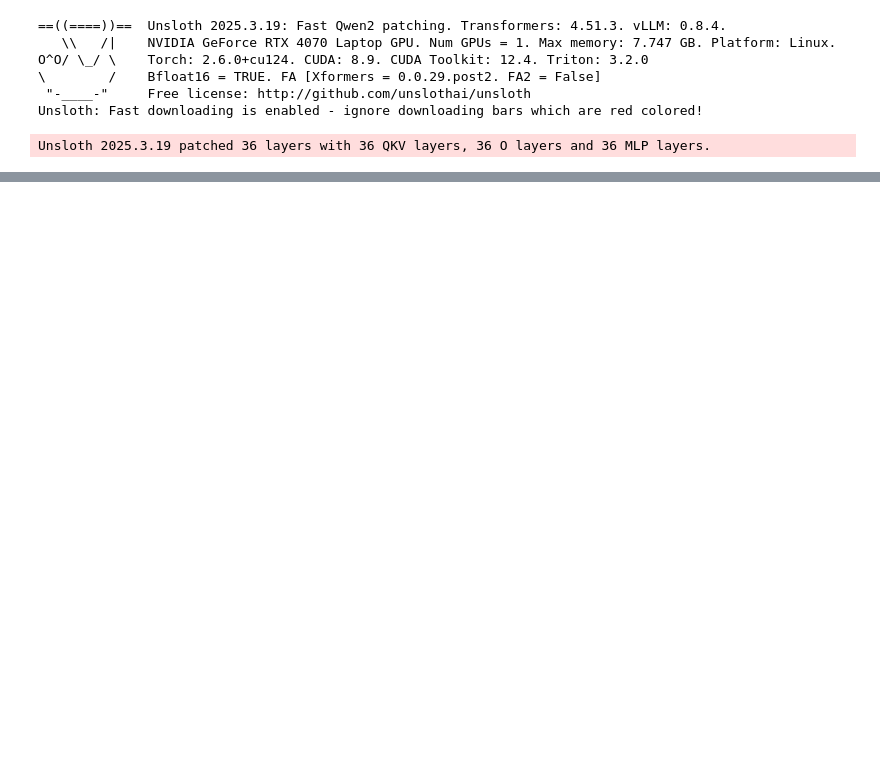
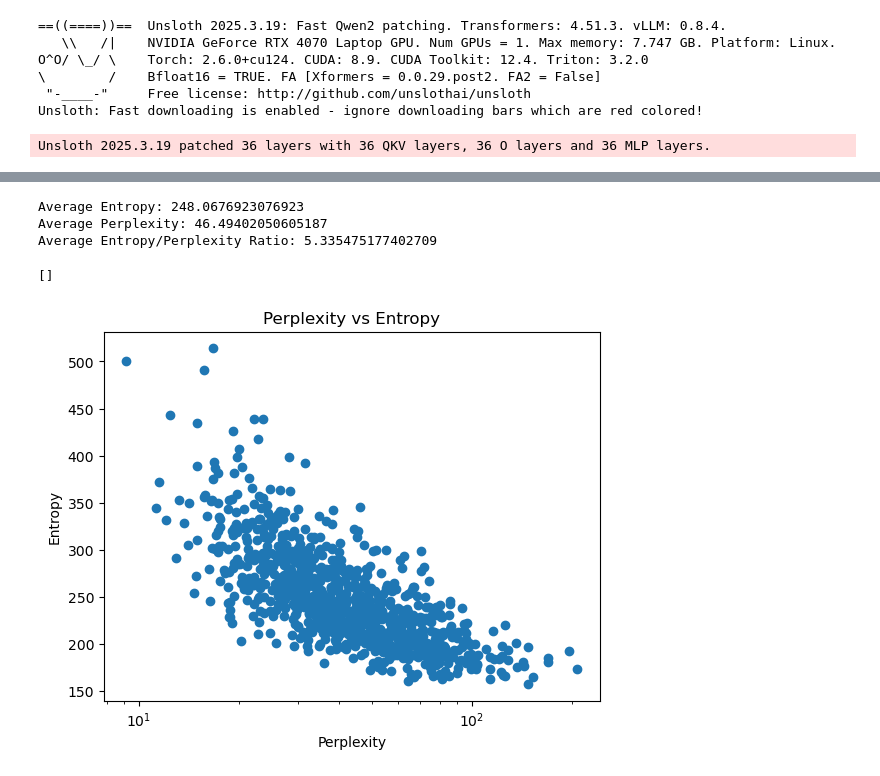
Before and after one commit to raymond-zeng/llm-leakage, a Jupyter notebook: evaluate.ipynb, the cells around one changed output, grey strips where cells are left out. Drawn from its saved outputs; the diff is of its cells as text; code cells hidden in the pictures; blank space fills up the shorter version.

```diff
--- a/evaluate.ipynb
+++ b/evaluate.ipynb
@@ -223,0 +275,29 @@ KeyboardInterrupt:
+# %%
+dataset = get_gsm8k_french_questions()
+perplexity_values = []
+entropy_values = []
+for row in dataset:
+    input_text = row['prompt']
+    entropy, perp = zlib_perplexity_ratio(model, tokenizer, input_text)
+    perplexity_values.append(perp)
+    entropy_values.append(entropy)
+    # entropy, perplexity_value = zlib_perplexity_ratio(model, tokenizer, input_text)
+    # print(f"Input: {input_text}")
+    # print(f"Entropy: {entropy}, Perplexity: {perplexity_value}")
+print(f"Average Entropy: {sum(entropy_values) / len(entropy_values)}")
+print(f"Average Perplexity: {sum(perplexity_values) / len(perplexity_values)}")
+print(f"Average Entropy/Perplexity Ratio: {sum(entropy_values) / sum(perplexity_values)}")
+# %% [output]
+Average Entropy: 248.0676923076923
+Average Perplexity: 46.49402050605187
+Average Entropy/Perplexity Ratio: 5.335475177402709
+# %%
+plt.scatter(perplexity_values, entropy_values)
+plt.xlabel('Perplexity')
+plt.ylabel('Entropy')
+plt.title('Perplexity vs Entropy')
+plt.xscale('log')
+plt.plot()
+# %% [output]
+[]
+[figure, added]
```
Also changed, not shown: parts of 6 cells of this notebook.
